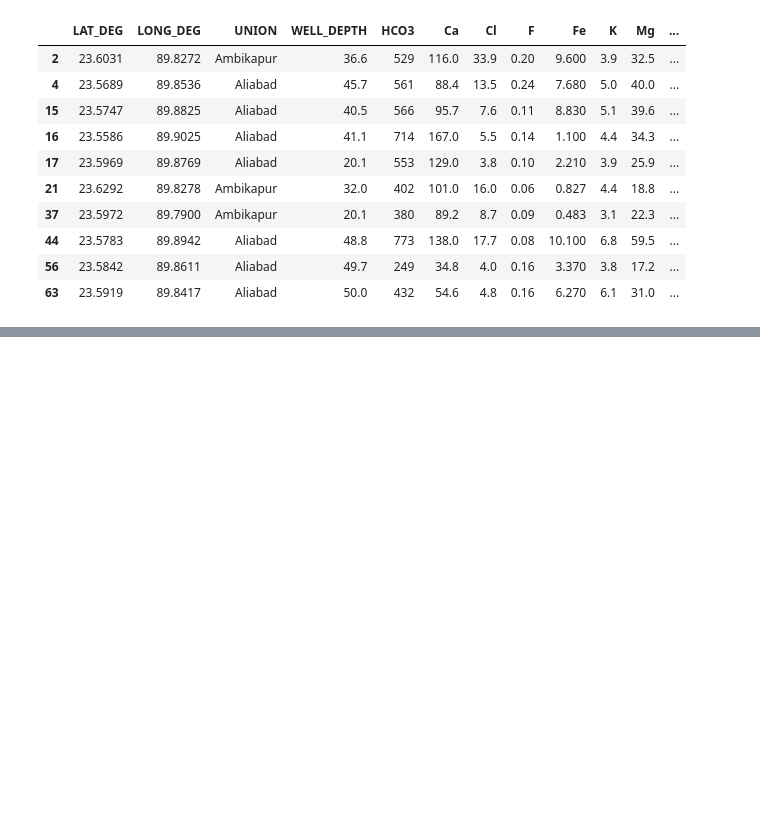
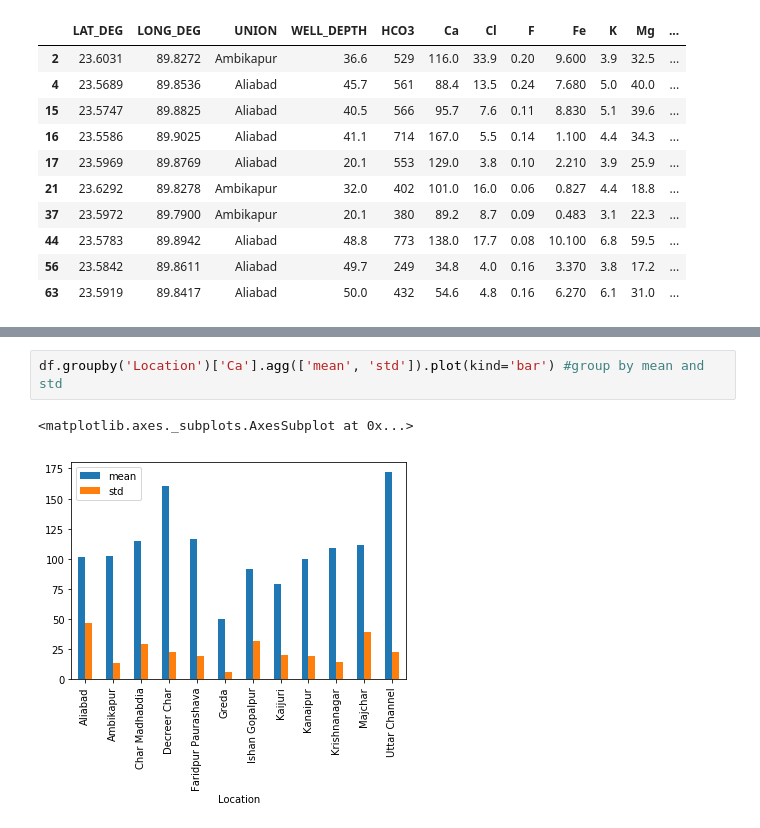
Before and after one commit to automatonatm/pandas_crash_one, a Jupyter notebook: Pandas_tut_1.ipynb, the cells around one changed output, grey strips where cells are left out. Drawn from its saved outputs; the diff is of its cells as text; blank space fills up the shorter version.

```diff
--- a/Pandas_tut_1.ipynb
+++ b/Pandas_tut_1.ipynb
@@ -339,0 +598,5 @@ df[df['UNION'].str.contains('^A')] # Regx
+# %%
+df.groupby('Location')['Ca'].agg(['mean', 'std']).plot(kind='bar') #group by mean and std
+# %% [output]
+<matplotlib.axes._subplots.AxesSubplot at 0x...>
+[figure, added]
```
Also changed, not shown: parts of 41 cells of this notebook.
